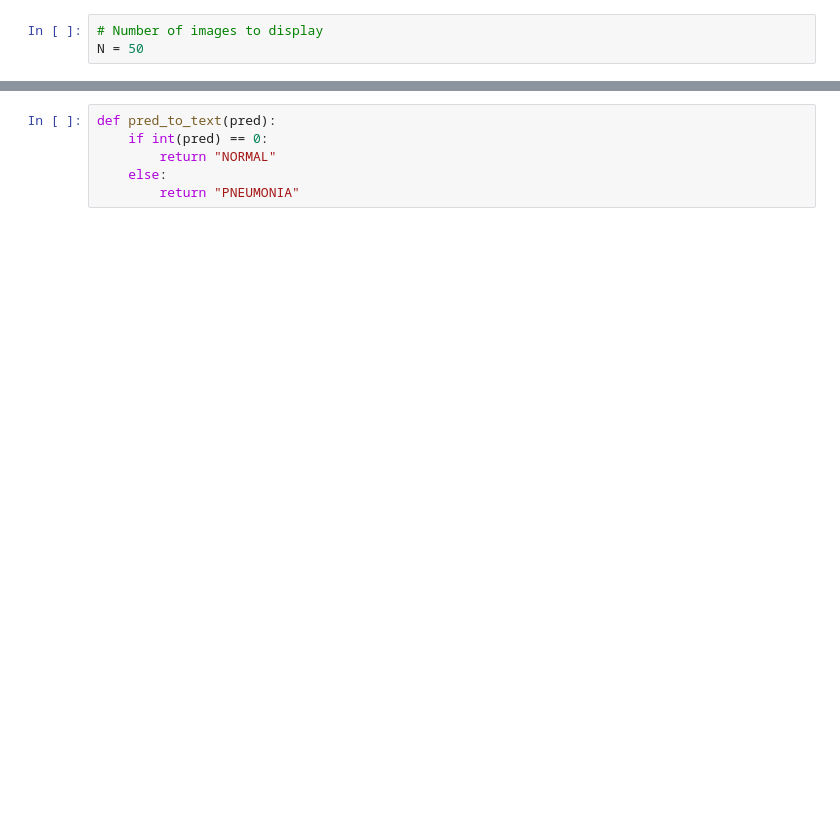
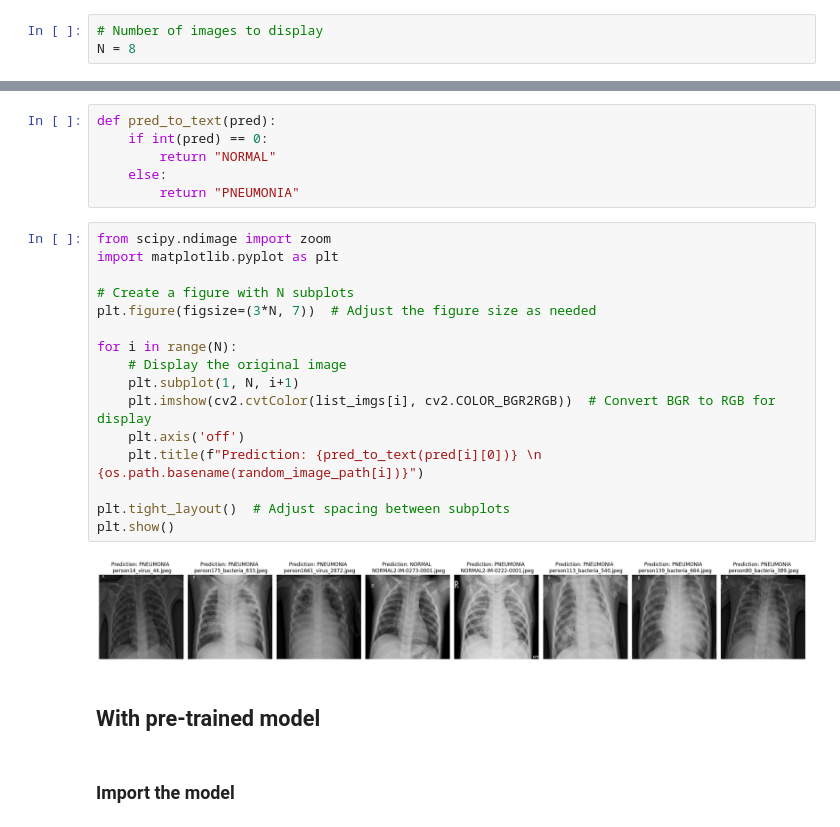
Before and after one commit to BeletAntoine/Machine_Learning, a Jupyter notebook: Projet1/Projet1.ipynb, the cells around one changed output, grey strips where cells are left out. Cells and saved outputs as stored; diff of their text form; blank space fills up the shorter version.

```diff
--- a/Projet1/Projet1.ipynb
+++ b/Projet1/Projet1.ipynb
@@ -614,6 +590,6 @@ AttributeError: The layer sequential_2 has never been called and thus has no def
 # %%
 # Number of images to display
-N = 50
+N = 8
 # %%
 # Select randomly pictures
 random_image_path = select_random_images_from_folder(test_path, N) # Get the first and only element from the list
@@ -643,3 +628,25 @@ def pred_to_text(pred):
         return "NORMAL"
     else:
         return "PNEUMONIA"
+# %%
+from scipy.ndimage import zoom
+import matplotlib.pyplot as plt
+
+# Create a figure with N subplots
+plt.figure(figsize=(3*N, 7))  # Adjust the figure size as needed
+
+for i in range(N):
+    # Display the original image
+    plt.subplot(1, N, i+1)
+    plt.imshow(cv2.cvtColor(list_imgs[i], cv2.COLOR_BGR2RGB))  # Convert BGR to RGB for display
+    plt.axis('off')
+    plt.title(f"Prediction: {pred_to_text(pred[i][0])} \n {os.path.basename(random_image_path[i])}")
+
+plt.tight_layout()  # Adjust spacing between subplots
+plt.show()
+# %% [output]
+[figure, added]
+# %% [markdown]
+## With pre-trained model
+# %% [markdown]
+### Import the model
```
Also changed, not shown: parts of 41 cells of this notebook.
